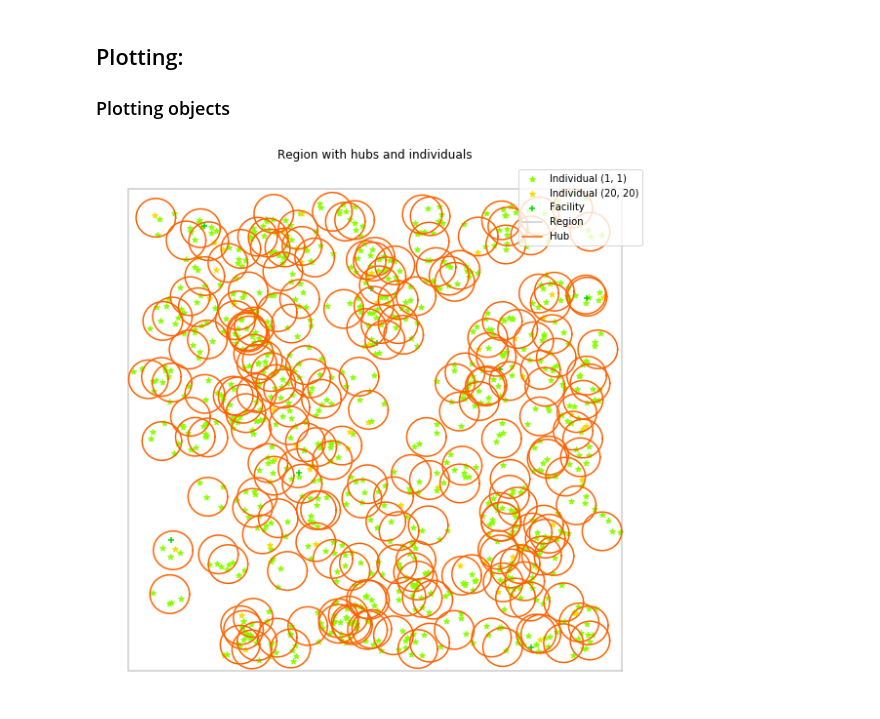
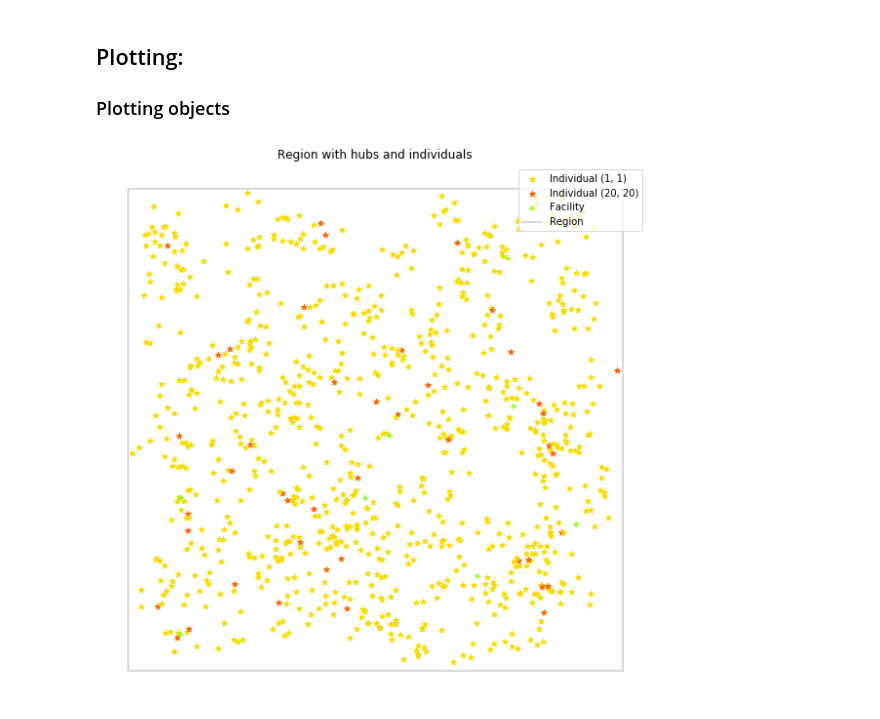
Before and after one commit to zsiegel92/populationModel, a Jupyter notebook: fairAssignment.ipynb, the cells around one changed output. Drawn from its saved outputs; the diff is of its cells as text; code cells hidden in the pictures.

```diff
--- a/fairAssignment.ipynb
+++ b/fairAssignment.ipynb
@@ -61,38 +61,38 @@ def plotAllObjects():
 	## Plot Hubs
 	labelHub="Hub"
 	colorHub = colors.pop()
-	plt.plot(*r.getHubCoordinates(), color=colors.pop(),label=labelHub)
+# 	plt.plot(*r.getHubCoordinates(), color=colors.pop(),label=labelHub)
 	## Plot Individuals
 	labelIndividuals = "Individual"
 	def plotIndividuals():
 		# plt.scatter(*pop.getIndividualCoordinates(),marker="*",c="blue",label="Individual")
 		weights = pop.getIndividualParameterSums()
 		color_weight_map = {weight : colors.pop() for weight in set(weights)}
 		individual_colors = [color_weight_map[weight] for weight in weights]
 		individual_labels = [f"{labelIndividuals} {individual.parameters}" for individual in r.individuals]
 		for i,individual in enumerate(r.individuals):
 			plt.scatter(*individual.location.xy,marker = "*",c=[individual_colors[i]],label=individual_labels[i])
 
 	plotIndividuals()
 
 	## Plot Facilities
 	labelFacility = "Facility"
 	plt.scatter(*r.getFacilityLocations(),marker="+",c=[colors.pop()],label=labelFacility)
 
 	## Create Legend
 	legend_dict = {artist.properties().get('label') : artist for artist in ax.collections.copy() + ax.lines.copy()}
 	plt.legend(legend_dict.values(),legend_dict.keys(),loc="upper right")
 	# removeByLabel("Hub",ax)
 	plt.show(block=False)
 	# plt.close(fig)
 	return fig,ax
 
 
 ## Uncomment to view population.
 ## Comment if taking too long.
 fig,ax = plotAllObjects()
 # %% [output]
-[figure, old version]
+[figure, new version]
 # %%
 ### Get distances
 def get_distances_to_facilities(individuals):
```
Also changed, not shown: parts of 3 cells of this notebook, 2 other files.
